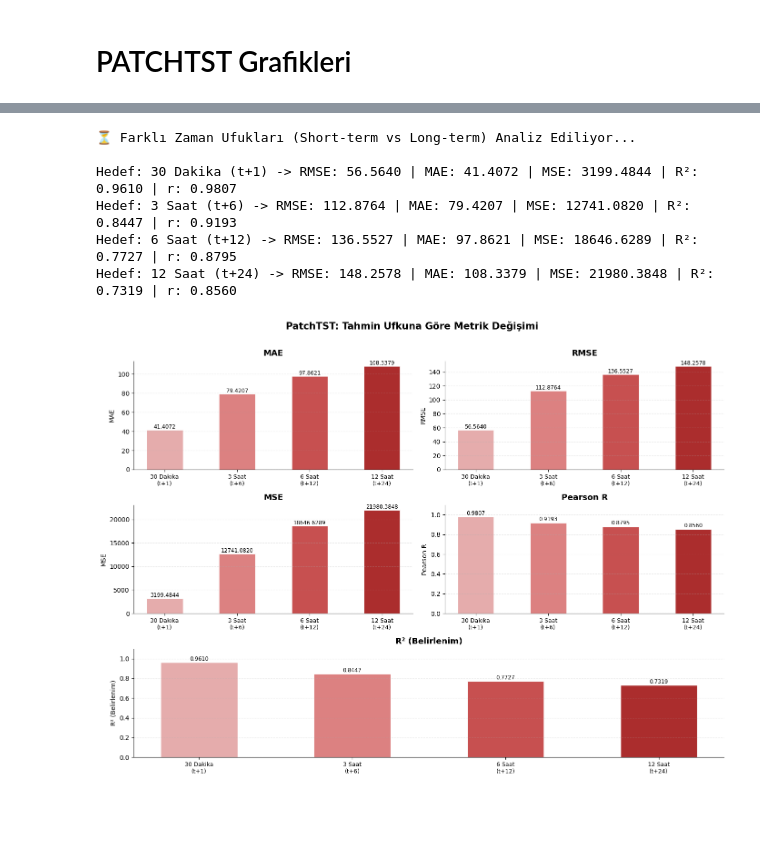
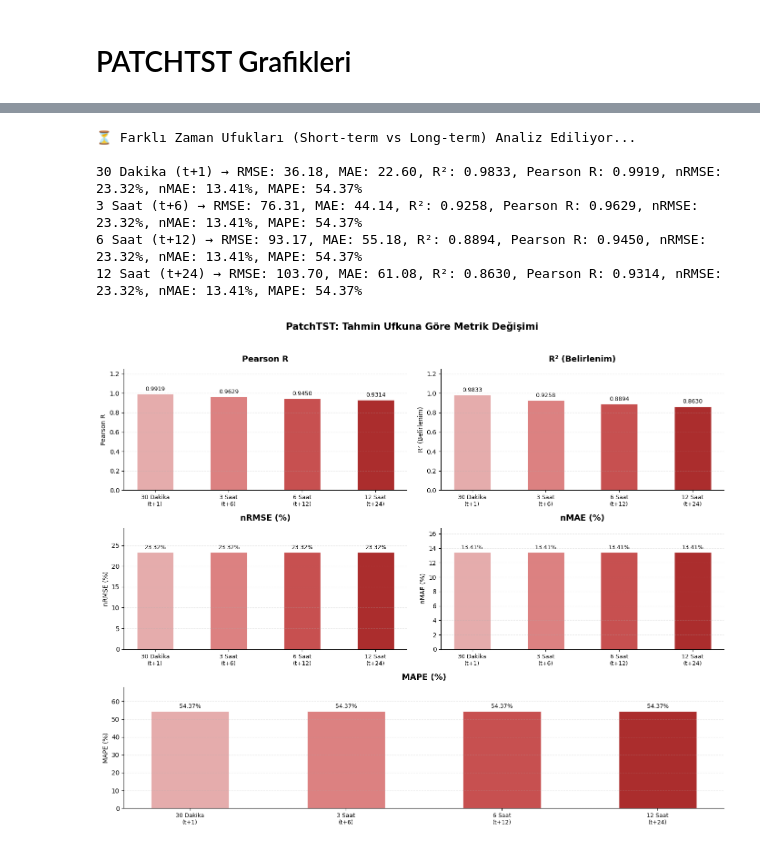
Before and after one commit to MelihKotman/Solar-Forecasting-XAI, a Jupyter notebook: notebooks/05_model_results.ipynb, the cells around one changed output, grey strips where cells are left out. Drawn from its saved outputs; the diff is of its cells as text; code cells hidden in the pictures; blank space fills up the shorter version.

```diff
--- a/notebooks/05_model_results.ipynb
+++ b/notebooks/05_model_results.ipynb
@@ -494,22 +622,40 @@ print("⏳ Farklı Zaman Ufukları (Short-term vs Long-term) Analiz Ediliyor...\
 horizons = [1, 6, 12, 24]
 horizon_labels = ['30 Dakika\n(t+1)', '3 Saat\n(t+6)', '6 Saat\n(t+12)', '12 Saat\n(t+24)']
 
+# HATA DÜZELTME: Eksik olan yüzde listeleri tanıma eklendi
 rmse_list, mae_list, mse_list, r2_list, r_list = [], [], [], [], []
+nrmse_list, nmae_list, mape_list = [], [], []
 
-for h in horizons:
+for idx_h, h in enumerate(horizons):
     idx = h - 1
     true_h = all_trues[:, idx]
     pred_h = all_predictions[:, idx]
 
+    # Temel Metrikler
     rmse_list.append(np.sqrt(mean_squared_error(true_h, pred_h)))
     mae_list.append(mean_absolute_error(true_h, pred_h))
     mse_list.append(mean_squared_error(true_h, pred_h))
     r2_list.append(r2_score(true_h, pred_h))
-    r_list.append(pearsonr(true_h, pred_h)[0])  # ← döngü içinde append
+    r_list.append(pearsonr(true_h, pred_h)[0])
 
-    label = horizon_labels[horizons.index(h)].replace("\n", " ")
-    print(f"Hedef: {label} -> RMSE: {rmse_list[-1]:.4f} | MAE: {mae_list[-1]:.4f} | "
-          f"MSE: {mse_list[-1]:.4f} | R²: {r2_list[-1]:.4f} | r: {r_list[-1]:.4f}")
+    # Gece saatlerini dışarıda bırak (GHI ~ 0 olan satırlar MAPE'yi patlatır)
+    daytime_mask = all_trues > 10
+
+    mean_ghi_daytime = np.mean(all_trues[daytime_mask])
+
+    nrmse = (rmse / mean_ghi_daytime) * 100
+    nmae  = (mae  / mean_ghi_daytime) * 100
+    mape  = np.mean(
+        np.abs((all_trues[daytime_mask] - all_predictions[daytime_mask])
+               / all_trues[daytime_mask])
+    ) * 100
+
+    nrmse_list.append(nrmse)
+    nmae_list.append(nmae)
+    mape_list.append(mape)
+
+    label = horizon_labels[idx_h].replace("\n", " ")
+    print(f"{label} → RMSE: {rmse_list[-1]:.2f}, MAE: {mae_list[-1]:.2f}, R²: {r2_list[-1]:.4f}, Pearson R: {r_list[-1]:.4f}, nRMSE: {nrmse:.2f}%, nMAE: {nmae:.2f}%, MAPE: {mape:.2f}%")
 
 # ==========================================
 # 📊 GRAFİK — 5 panel, 2 sütun (son satır ortada)
@@ -517,53 +663,65 @@ for h in horizons:
 patchtst_palette = ["#e19e9e", "#d66b6b", "#bd3131", "#9c0808"]
 
 metrics = [
-    ('MAE',       mae_list,  False),
-    ('RMSE',      rmse_list, False),
-    ('MSE',              mse_list,  False),
     ('Pearson R',        r_list,    True),
     ('R² (Belirlenim)',  r2_list,   True),
+    ('nRMSE (%)',        nrmse_list, False),
+    ('nMAE (%)',         nmae_list,  False),
+    ('MAPE (%)',         mape_list,  False)
 ]
 
-fig = plt.figure(figsize=(14, 10))
+fig = plt.figure(figsize=(14, 11))
 fig.suptitle('PatchTST: Tahmin Ufkuna Göre Metrik Değişimi',
-             fontsize=15, fontweight='bold', y=1.01)
+             fontsize=15, fontweight='bold', y=1.02)
 
 x = np.arange(len(horizons))
 
 for i, (name, values, bounded) in enumerate(metrics):
     if i < 4:
         ax = fig.add_subplot(3, 2, i + 1)
     else:
         ax = fig.add_subplot(3, 2, (5, 6))
 
     bars = ax.bar(x, values, color=patchtst_palette, alpha=0.85,
                   width=0.5, edgecolor='white', linewidth=0.8)
 
-    ax.set_title(name, fontsize=13, fontweight='bold', pad=8)
+    ax.set_title(name, fontsize=13, fontweight='bold', pad=12)
     ax.set_xticks(x)
     ax.set_xticklabels(horizon_labels, fontsize=9)
     ax.set_ylabel(name, fontsize=10)
     ax.grid(axis='y', alpha=0.25, linestyle='--')
     ax.spines[['top', 'right']].set_visible(False)
 
+    # Grafik Y-Eksen sınırlarının dinamik ayarlanması
+    max_val = max(values) if len(values) > 0 else 1
     if bounded:
-        ax.set_ylim(0, 1.1)
+        ax.set_ylim(0, 1.25)
+    else:
+        ax.set_ylim(0, max_val * 1.25) # Yazıların sığması için tavanı %25 esnettik
 
+    # Değerleri barların üzerine yazdırma
     for bar, v in zip(bars, values):
-        ax.text(bar.get_x() + bar.get_width() / 2, bar.get_height() + 0.005,
-                f'{v:.4f}', ha='center', va='bottom', fontsize=8.5, fontweight='500')
+        format_str = f'{v:.2f}%' if not bounded else f'{v:.4f}'
+
+        # HATA DÜZELTME: Yazıların barların üzerinde düzgün hizalanması için dinamik ofset
+        offset = 0.02 if bounded else (max_val * 0.02)
+
+        ax.text(bar.get_x() + bar.get_width() / 2,
+                bar.get_height() + offset,
+                format_str,
+                ha='center', va='bottom', fontsize=9, fontweight='500')
 
 fig.tight_layout()
 plt.savefig('../outputs/plots/patchtst_horizon_degradation.pdf', bbox_inches='tight', dpi=300)
 plt.show()
 # %% [output]
 ⏳ Farklı Zaman Ufukları (Short-term vs Long-term) Analiz Ediliyor...
 
-Hedef: 30 Dakika (t+1) -> RMSE: 56.5640 | MAE: 41.4072 | MSE: 3199.4844 | R²: 0.9610 | r: 0.9807
-Hedef: 3 Saat (t+6) -> RMSE: 112.8764 | MAE: 79.4207 | MSE: 12741.0820 | R²: 0.8447 | r: 0.9193
-Hedef: 6 Saat (t+12) -> RMSE: 136.5527 | MAE: 97.8621 | MSE: 18646.6289 | R²: 0.7727 | r: 0.8795
-Hedef: 12 Saat (t+24) -> RMSE: 148.2578 | MAE: 108.3379 | MSE: 21980.3848 | R²: 0.7319 | r: 0.8560
+30 Dakika (t+1) → RMSE: 36.18, MAE: 22.60, R²: 0.9833, Pearson R: 0.9919, nRMSE: 23.32%, nMAE: 13.41%, MAPE: 54.37%
+3 Saat (t+6) → RMSE: 76.31, MAE: 44.14, R²: 0.9258, Pearson R: 0.9629, nRMSE: 23.32%, nMAE: 13.41%, MAPE: 54.37%
+6 Saat (t+12) → RMSE: 93.17, MAE: 55.18, R²: 0.8894, Pearson R: 0.9450, nRMSE: 23.32%, nMAE: 13.41%, MAPE: 54.37%
+12 Saat (t+24) → RMSE: 103.70, MAE: 61.08, R²: 0.8630, Pearson R: 0.9314, nRMSE: 23.32%, nMAE: 13.41%, MAPE: 54.37%
-[figure, old version]
+[figure, new version]
 # %%
 import matplotlib.pyplot as plt
 
```
Also changed, not shown: parts of 13 cells of this notebook, 30 other files.
